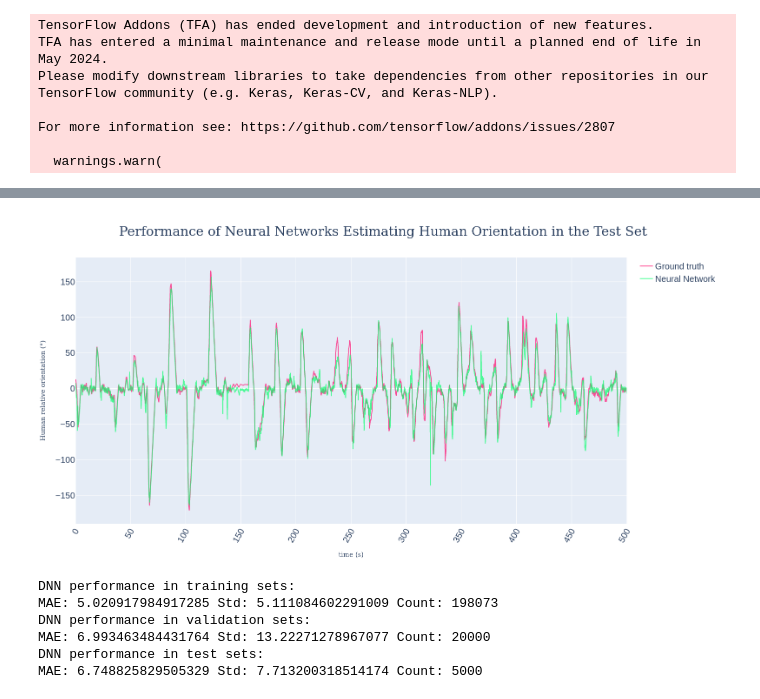
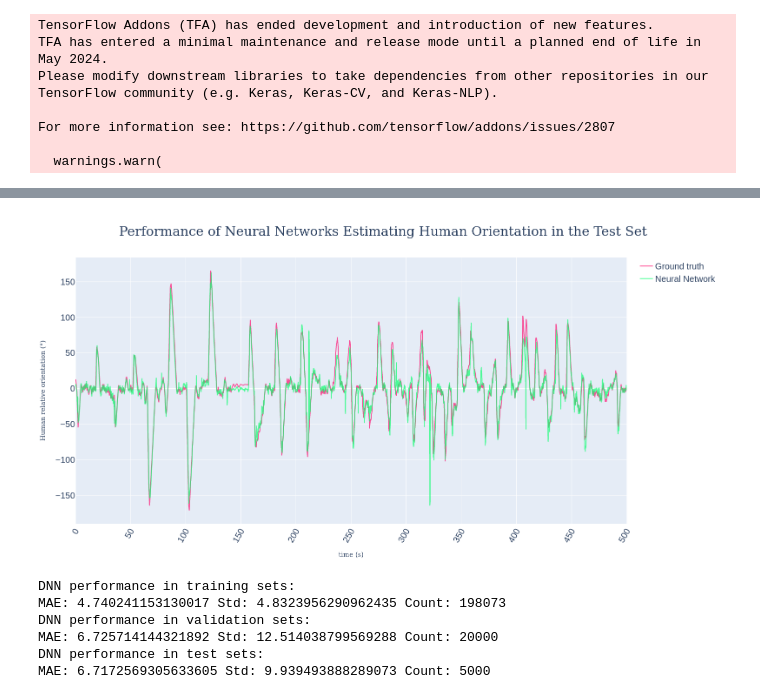
Before and after one commit to SyRoCo-ISIR/Deep_human_orientation, a Jupyter notebook: DNN_human_orientation.ipynb, the cells around one changed output, grey strips where cells are left out. Saved outputs shown, nothing was run; the diff lists cells and outputs as text; code cells hidden in the pictures.

```diff
--- a/DNN_human_orientation.ipynb
+++ b/DNN_human_orientation.ipynb
@@ -425,5 +425,5 @@ def plot_human_prediction_deg(human_orientation_predict_deg, human_orientation_g
 
     fig.show()
 # %%
-general_model("1234", "5", "PCA", 50, 4, False, 1, True)
+general_model("1234", "5", "PCA", 50, 4, False, 0, True)
 # %% [output]
@@ -447,9 +431,9 @@ Epoch 29/200
-[figure, old version]
+[figure, new version]
 DNN performance in training sets:
-MAE: 5.020917984917285 Std: 5.111084602291009 Count: 198073
+MAE: 4.740241153130017 Std: 4.8323956290962435 Count: 198073
 DNN performance in validation sets:
-MAE: 6.993463484431764 Std: 13.22271278967077 Count: 20000
+MAE: 6.725714144321892 Std: 12.514038799569288 Count: 20000
 DNN performance in test sets:
-MAE: 6.748825829505329 Std: 7.713200318514174 Count: 5000
+MAE: 6.7172569305633605 Std: 9.939493888289073 Count: 5000
 # %%
 customized_model("V1", "PCA", 40, 3, False, 0, True)
```
Also changed, not shown: parts of 2 cells of this notebook.
